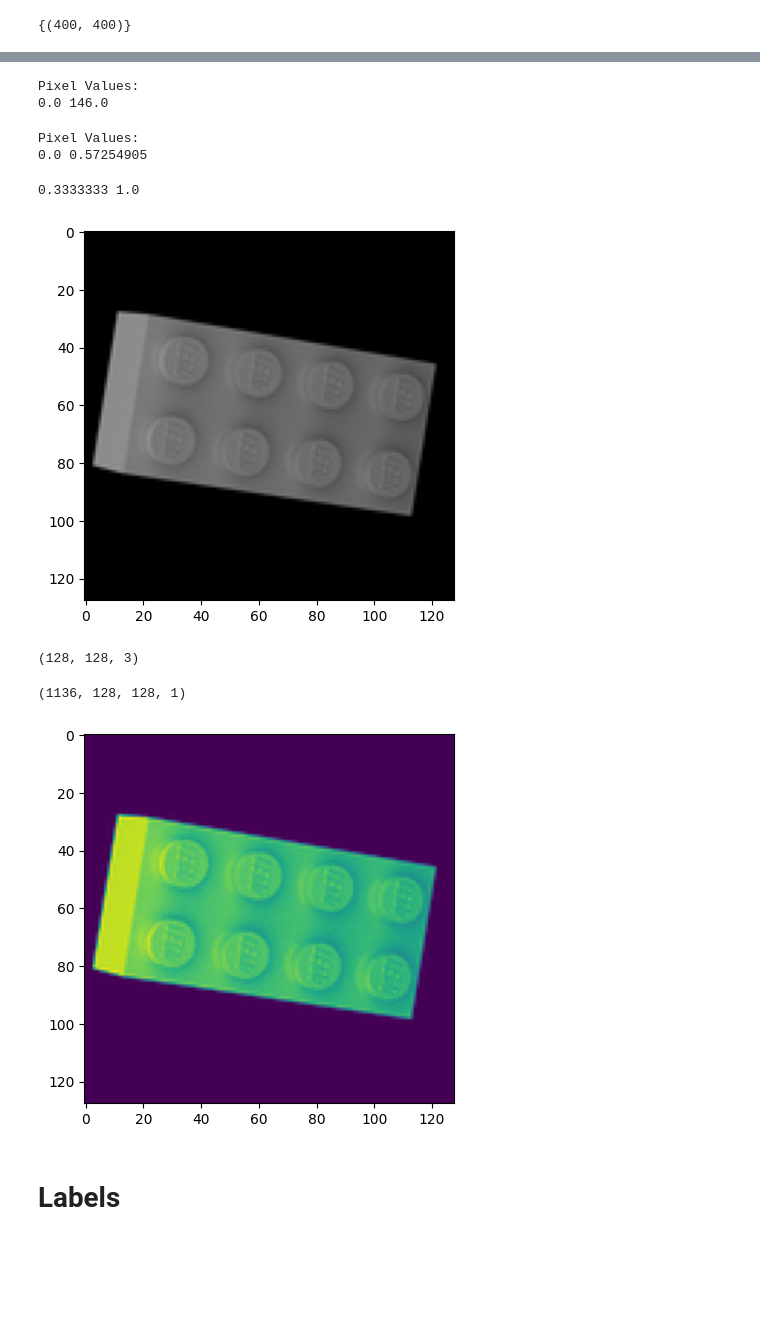
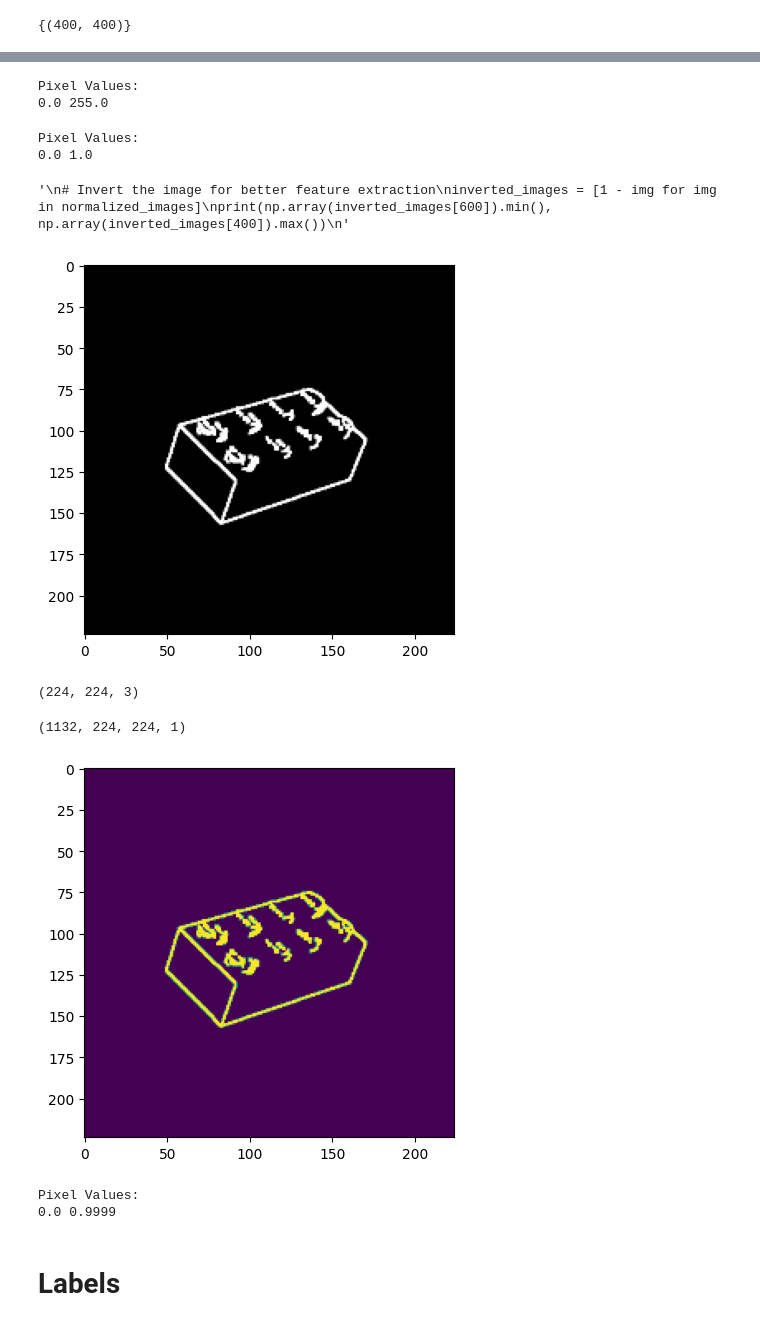
Before and after one commit to maadhuvijay/Project-3-AI-Bootcamp, a Jupyter notebook: Lego_classifier.ipynb, the cells around one changed output, grey strips where cells are left out. Drawn from its saved outputs; the diff is of its cells as text; code cells hidden in the pictures; blank space fills up the shorter version.

```diff
--- a/Lego_classifier.ipynb
+++ b/Lego_classifier.ipynb
@@ -176,8 +194,8 @@ sizes
 {(400, 400)}
 # %%
 # Use a for loop to resize all images to 250 by 250
-target_size = (128,128)
+target_size = (224,224)
 
 resized_images = [img.resize(target_size, resample = Image.LANCZOS) for img in images]
-resized_images[500]
+resized_images[806]
 # %% [output]
@@ -192,20 +210,31 @@ sizes
 # %%
-"""
+
 kernel = np.ones((3, 3), np.uint8)
 
 new_images = [np.array(img)  for img in resized_images]
 edges=[cv2.Canny(img,50,150) for img in new_images]
 
 dilated_edges = [cv2.dilate(img, kernel, iterations=1) for img in edges]
-expanded_edges = [np.stack((img,) * 3, axis=-1) for img in dilated_edges]
+
+#Padding
+
+resized_images_input = [cv2.resize(img, (128, 128)) for img in dilated_edges]
+
+  # Add padding to make it 224x224
+top = bottom = (224 - 128) // 2
+left = right = (224 - 128) // 2
+resized_images_input = [np.array(img) for img in resized_images_input]
+padded_images = [cv2.copyMakeBorder(img, top, bottom, left, right, cv2.BORDER_CONSTANT, value=0) for img in resized_images_input]
+
+
+expanded_edges = [np.stack((img,) * 3, axis=-1) for img in padded_images]
 batched_images = np.array(expanded_edges)
 print("Batched Images Shape:", batched_images.shape)  # Check the shape
 
 
 plt.figure(figsize=(8,6))
-plt.imshow(batched_images[600], cmap="gray")
+plt.imshow(batched_images[806], cmap="gray")
 plt.title("Canny Edge Detection")
 plt.axis("off")
 plt.show()
-"""
 # %% [output]
@@ -214,12 +244,12 @@ plt.show()
 # Convert to NumPy array and then to float32
 
 
-float_images = [np.array(img).astype(np.float32) for img in resized_images]
+float_images = [np.array(img).astype(np.float32) for img in batched_images]
 print("Pixel Values:")
 print(np.array(float_images[700]).min(), np.array(float_images[700]).max())
 # %% [output]
 Pixel Values:
-0.0 146.0
+0.0 255.0
 # %%
 # Normalize pixel values to range [0, 1]
 normalized_images = [img/255 for img in float_images]
@@ -227,7 +257,7 @@ print("Pixel Values:")
 print(np.array(normalized_images[700]).min(), np.array(normalized_images[700]).max())
 # %% [output]
 Pixel Values:
-0.0 0.57254905
+0.0 1.0
 # %%
 """
 # Invert the image for better feature extraction
@@ -235,20 +265,20 @@ inverted_images = [1 - img for img in normalized_images]
 print(np.array(inverted_images[600]).min(), np.array(inverted_images[400]).max())
 """
 # %% [output]
-0.3333333 1.0
+'\n# Invert the image for better feature extraction\ninverted_images = [1 - img for img in normalized_images]\nprint(np.array(inverted_images[600]).min(), np.array(inverted_images[400]).max())\n'
 # %%
 import matplotlib.pyplot as plt
 
 # Display the image
-plt.imshow(normalized_images[500])
+plt.imshow(normalized_images[902])
 plt.show()
 # %% [output]
-[figure, old version]
+[figure, new version]
 # %%
 #check the channel dimensions
 normalized_images[400].shape
 # %% [output]
-(128, 128, 3)
+(224, 224, 3)
 # %%
 import tensorflow as tf
 
@@ -257,12 +287,19 @@ grayscale_images = tf.image.rgb_to_grayscale(normalized_images)
 
 print(grayscale_images.shape)
 # %% [output]
-(1136, 128, 128, 1)
+(1132, 224, 224, 1)
 # %%
-plt.imshow(grayscale_images[500])
+plt.imshow(grayscale_images[902])
 plt.show()
 # %% [output]
-[figure, old version]
+[figure, new version]
+# %%
+#Check the pixels of gray scale images
+print("Pixel Values:")
+print(np.array(grayscale_images[500]).min(), np.array(grayscale_images[500]).max())
+# %% [output]
+Pixel Values:
+0.0 0.9999
 # %% [markdown]
 # Labels
 # %%
```
Also changed, not shown: parts of 75 cells of this notebook.
